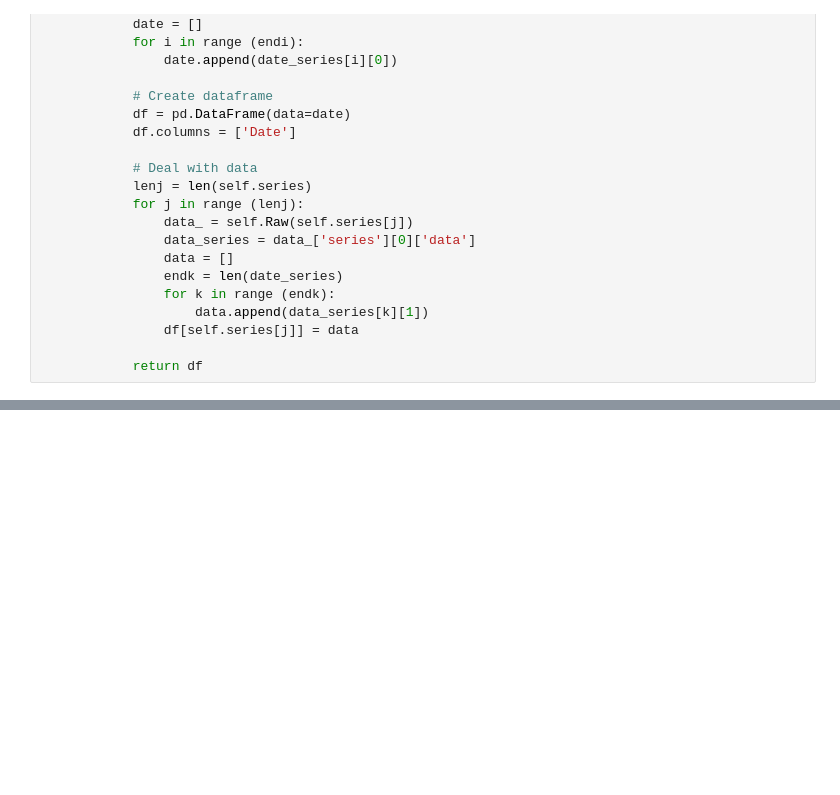
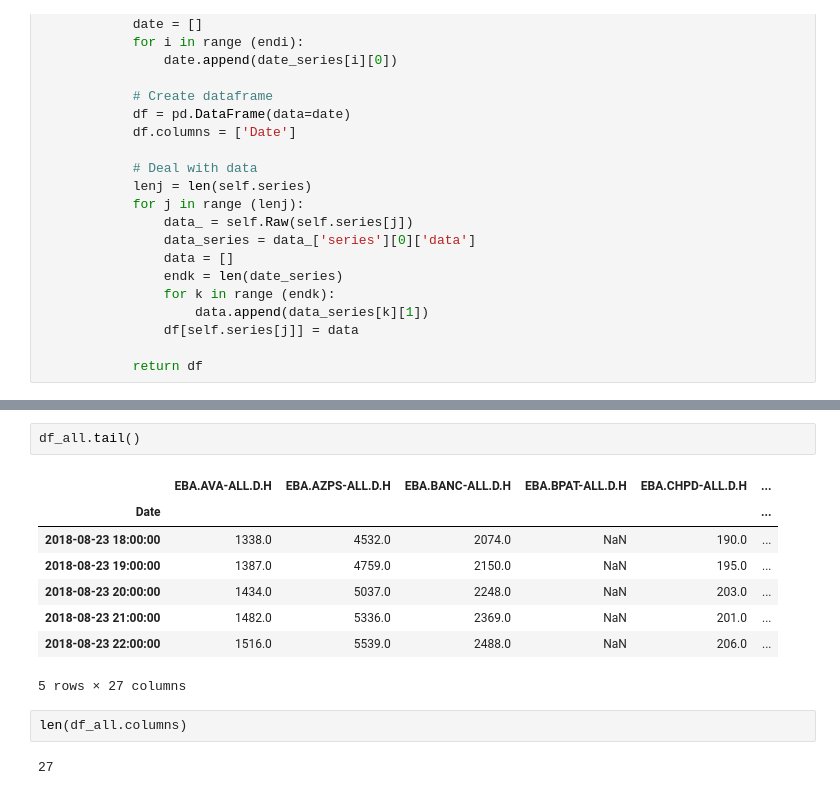
Before and after one commit to Breakthrough-Energy/PreREISE, a Jupyter notebook: DownloadEIAData_API.ipynb, the cells around one changed output, grey strips where cells are left out. Cells and saved outputs as stored; diff of their text form; blank space fills up the shorter version.

```diff
--- a/DownloadEIAData_API.ipynb
+++ b/DownloadEIAData_API.ipynb
@@ -146,0 +176,15 @@ dtype: int64
+# %%
+df_all.tail()
+# %% [output]
+|  | EBA.AVA-ALL.D.H | EBA.AZPS-ALL.D.H | EBA.BANC-ALL.D.H | EBA.BPAT-ALL.D.H | EBA.CHPD-ALL.D.H | ... |
+| Date |  |  |  |  |  | ... |
+| 2018-08-23 18:00:00 | 1338.0 | 4532.0 | 2074.0 | NaN | 190.0 | ... |
+| 2018-08-23 19:00:00 | 1387.0 | 4759.0 | 2150.0 | NaN | 195.0 | ... |
+| 2018-08-23 20:00:00 | 1434.0 | 5037.0 | 2248.0 | NaN | 203.0 | ... |
+| 2018-08-23 21:00:00 | 1482.0 | 5336.0 | 2369.0 | NaN | 201.0 | ... |
+| 2018-08-23 22:00:00 | 1516.0 | 5539.0 | 2488.0 | NaN | 206.0 | ... |
+5 rows × 27 columns
+# %%
+len(df_all.columns)
+# %% [output]
+27
```
Also changed, not shown: parts of 8 cells of this notebook.
